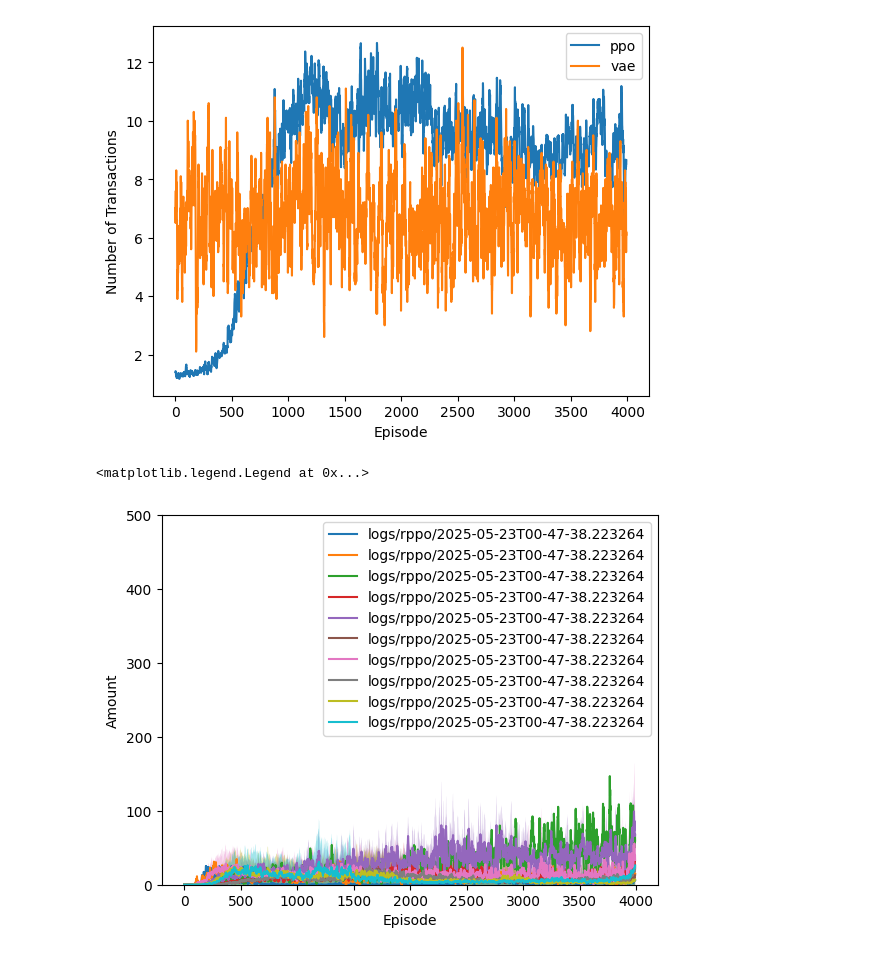
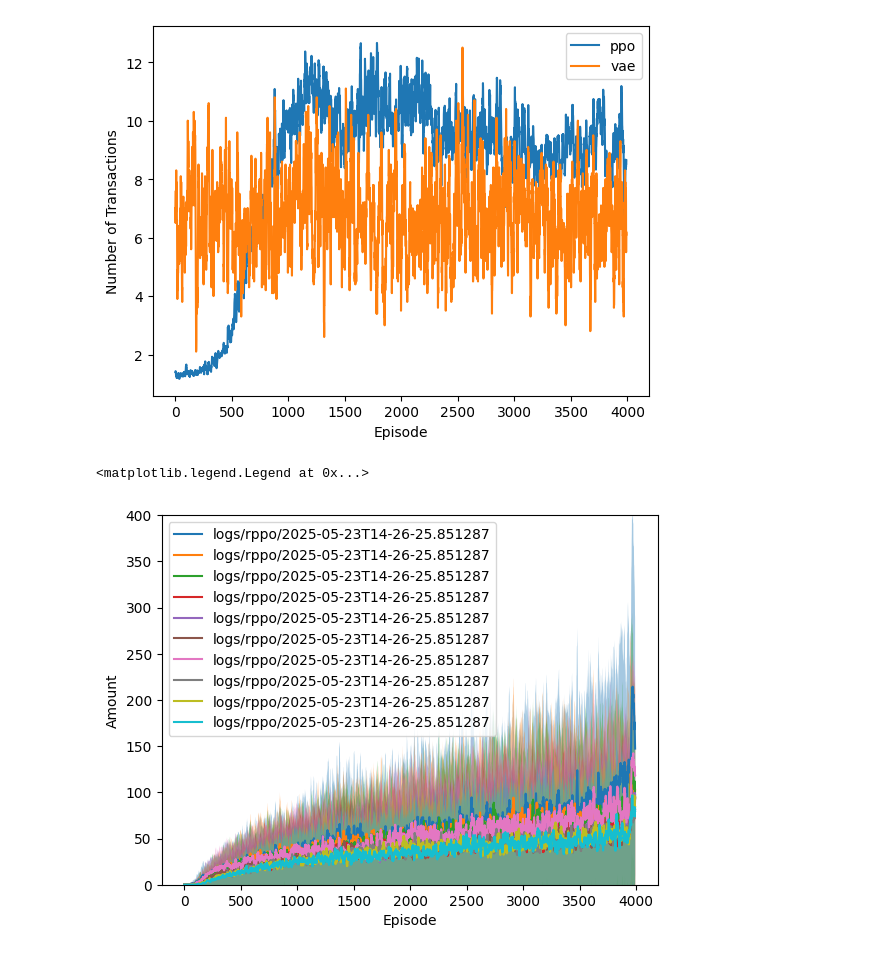
Before and after one commit to FaramirHurin/RL_Attack_September24, a Jupyter notebook: agents-comparison.ipynb, the cells around one changed output. Saved outputs shown, nothing was run; the diff lists cells and outputs as text; code cells hidden in the pictures.

```diff
--- a/agents-comparison.ipynb
+++ b/agents-comparison.ipynb
@@ -37,7 +37,7 @@ def moving_average(x, w=10):
     return np.convolve(x, np.ones(w), "valid") / w
 
 for label, logdir in logdirs.items():
-    exp = Experiment.from_directory(logdir)
+    exp = Experiment.load(logdir)
 
     mean = np.mean(exp.amounts_over_time, axis=0)
     mean = moving_average(mean, 10)
@@ -58,7 +58,7 @@ Loaded 10 logs from logs/ppo-transition-normalized-rewards-no-exp-normalized-adv
 [figure]
 # %%
 for label, logdir in logdirs.items():
-    exp = Experiment.from_directory(logdir)
+    exp = Experiment.load(logdir)
 
     mean = np.mean(exp.n_transactions_over_time, axis=0)
     mean = moving_average(mean, 10)
@@ -78,36 +78,37 @@ import os
 from environment.priority_queue import PriorityQueue
 
 prefix = os.path.join("logs", "rppo")
 logdirs = os.listdir(prefix)
 # logdirs = ["2025-05-23T00-47-38.363831/"]
 
+
 def moving_average(x, w=10):
     return np.convolve(x, np.ones(w), "valid") / w
 
 
 total = PriorityQueue[Experiment]()
 
 for logdir in logdirs:
     logdir = os.path.join(prefix, logdir)
-    exp = Experiment.from_directory(logdir)
-    if exp.n_runs == 0:
+    exp = Experiment.load(logdir)
+    if exp is None:
         continue
-    total.push(exp, exp.total_amount)
+    total.push(exp, -exp.total_amount)
     # print(logs.amounts_over_time.shape)
     #
 
 for i in range(10):
     exp = total.pop()
     mean = np.mean(exp.amounts_over_time, axis=0)
     mean = moving_average(mean, 10)
     std = np.std(exp.amounts_over_time, axis=0)
     std = moving_average(std, 10)
-    plt.plot(mean, label=logdir)
+    plt.plot(mean, label=exp.logdir)
     plt.fill_between(range(len(mean)), mean - std, mean + std, alpha=0.4)
 plt.xlabel("Episode")
 plt.ylabel("Amount")
-plt.ylim(0, 500)
+plt.ylim(0, 400)
 plt.legend()
 # %% [output]
 <matplotlib.legend.Legend at 0x...>
-[figure, old version]
+[figure, new version]
```
Also changed, not shown: parts of 1 cell of this notebook, 3 other files.
